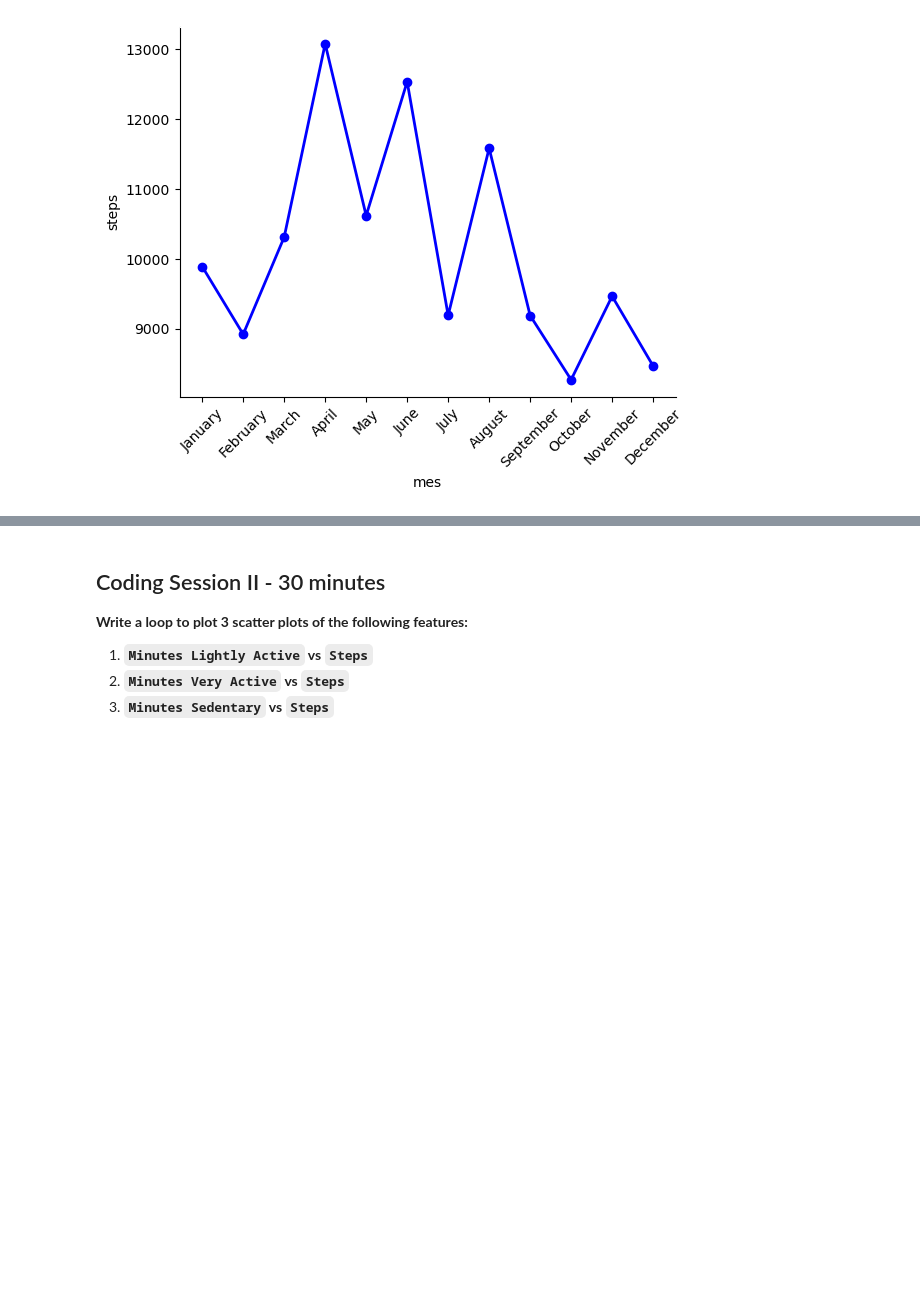
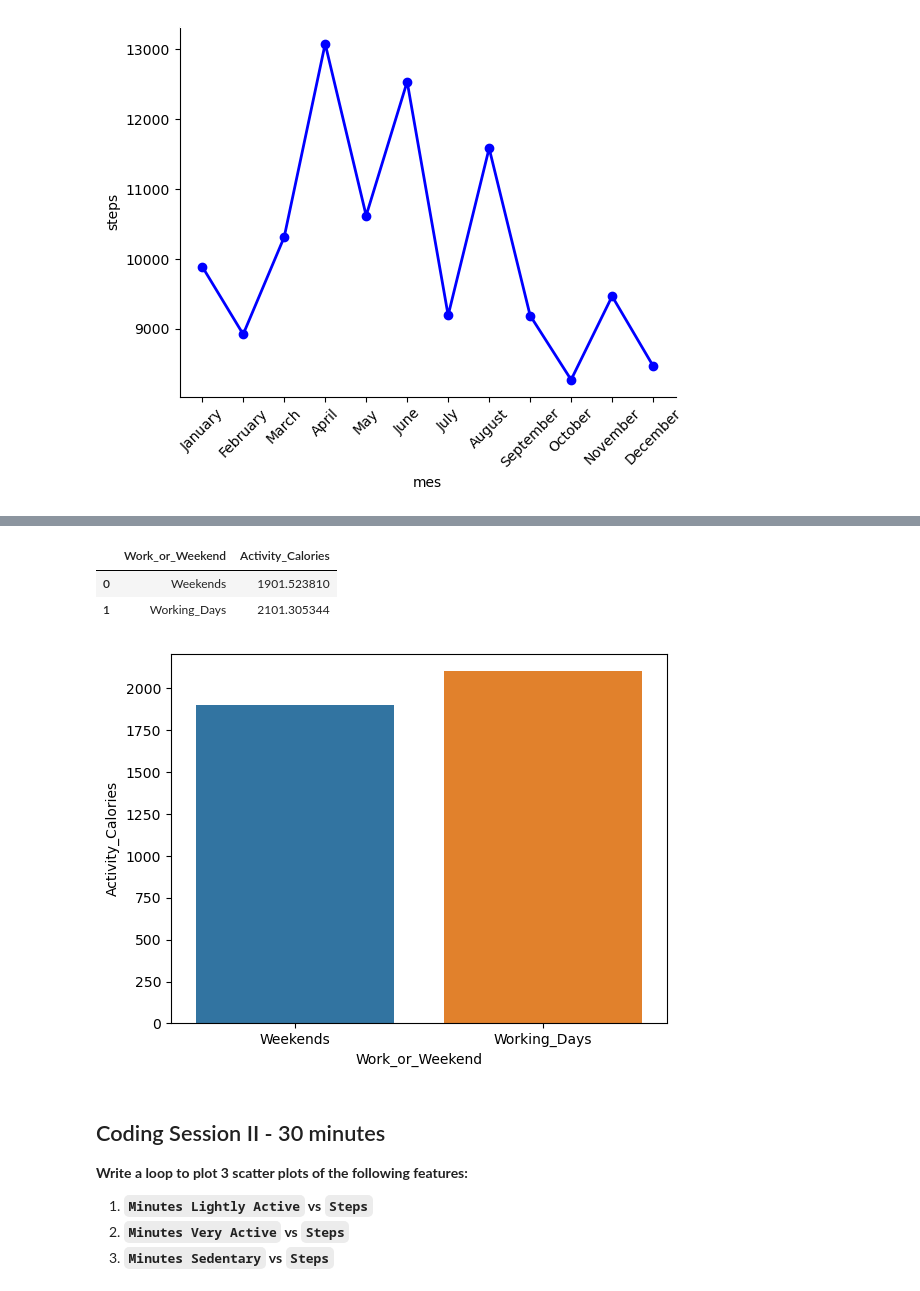
Before and after one commit to Ironhack-Data-Madrid-PartTime-May22/lab_visualization_extra, a Jupyter notebook: challenge-1.ipynb, the cells around one changed output, grey strips where cells are left out. Drawn from its saved outputs; the diff is of its cells as text; code cells hidden in the pictures; blank space fills up the shorter version.

Commit message:
[Valen](visualizacion 2 ejercicio 1 completo)

```diff
--- a/challenge-1.ipynb
+++ b/challenge-1.ipynb
@@ -83,3 +83,8 @@ plt.xticks(df1["Months"], meses, rotation=45) # modificar los nombres del eje X
 plt.show();
 # %% [output]
 [figure]
+# %%
+
+fitbit = fitbit.rename(columns=lambda x: x.replace(" ", "_"))
+fitbit["Work_or_Weekend"] = fitbit["Work_or_Weekend"].replace({0: "Weekends", 1: "Working_Days"})
+fitbit.head()
@@ -86,5 +98,28 @@ plt.show();
+# %%
+#Is Fitbitter more active on weekend or workdays?
+#df1=fitbit.groupby(['Months']).mean()["Steps"].reset_index()
+
+
+
+df2=fitbit.groupby(["Work_or_Weekend"]).mean()["Activity_Calories"].reset_index()
+
+
+df2= df2.sort_values("Activity_Calories")
+df2
+# %% [output]
+|  | Work_or_Weekend | Activity_Calories |
+| 0 | Weekends | 1901.523810 |
+| 1 | Working_Days | 2101.305344 |
 # %%
 # Driver 1 enter codes here
+
+sns.barplot(data=df2,
+           x="Work_or_Weekend",
+            y="Activity_Calories",
+
+           );
+# %% [output]
+[figure, added]
 # %% [markdown]
 ## Coding Session II - 30 minutes
 
```
Also changed, not shown: parts of 5 cells of this notebook.
